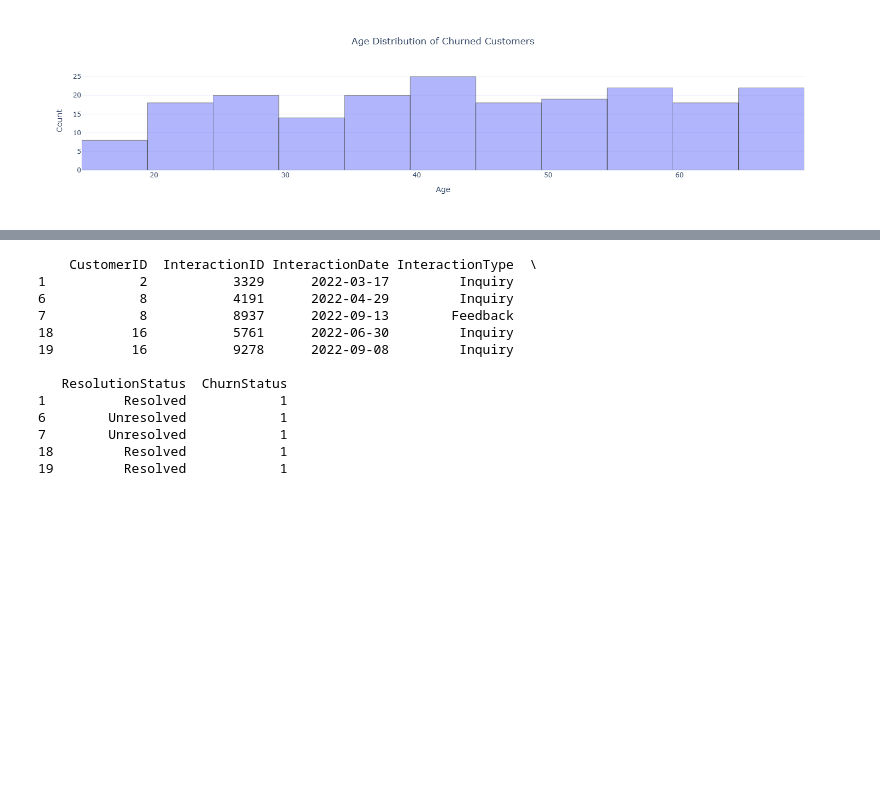
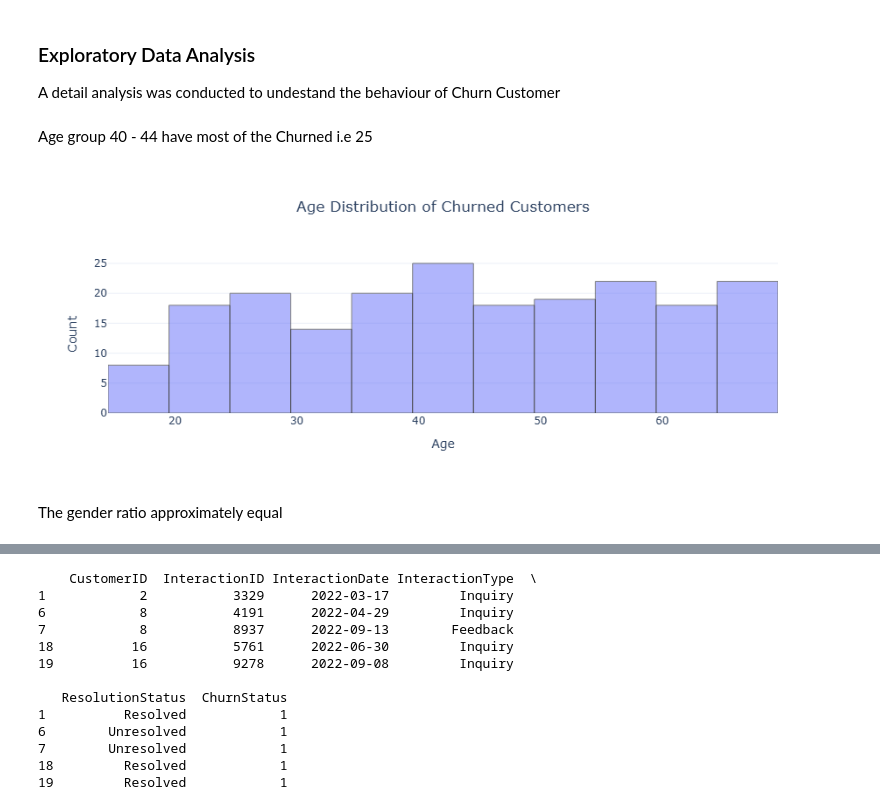
Before and after one commit to AliNasirDawood/LLyods-Banking-Group-Risk-Customer-Crunch-Prediction, a Jupyter notebook: EDA.ipynb, the cells around one changed output, grey strips where cells are left out. Drawn from its saved outputs; the diff is of its cells as text; code cells hidden in the pictures; blank space fills up the shorter version.

```diff
--- a/EDA.ipynb
+++ b/EDA.ipynb
@@ -69,4 +125,7 @@ Churn Status Missing Percentage:
 CustomerID     0.0
 ChurnStatus    0.0
 dtype: float64
+# %% [markdown]
+### Exploratory Data Analysis
+A detail analysis was conducted to undestand the behaviour of Churn Customer
 # %%
@@ -78,17 +138,21 @@ customeer_demo_df = customeer_demo_df[customeer_demo_df['ChurnStatus'] == 1]
 
 # Display the first few rows of the filtered DataFrame
 # print(customeer_demo_df.head())
+# %% [markdown]
+Age group 40 - 44 have most of the Churned i.e 25
 # %%
 # Histogram for Age Distribution of Churned Customers
-fig = plot_histogram(churned_customers_df,
+fig = plot_histogram(customeer_demo_df,
                      x_column='Age',
                      title='Age Distribution of Churned Customers',
                      x_label='Age',
                      y_label='Count',
                      barmode='overlay')
 fig.show()
 # %% [output]
-[figure, old version]
+[figure, new version]
+# %% [markdown]
+The gender ratio approximately equal
 # %%
 # Pie chart for Gender Distribution of Churned Customers
 fig = plot_pie(churned_customers_df,
```
Also changed, not shown: parts of 24 cells of this notebook, 21 other files.
